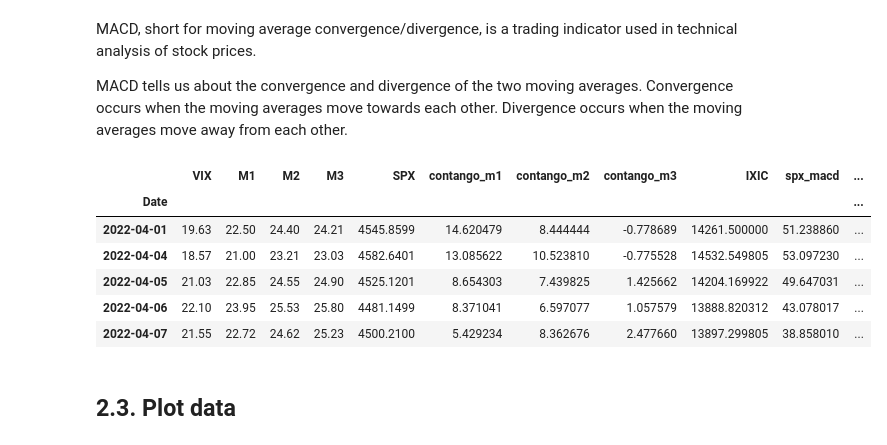
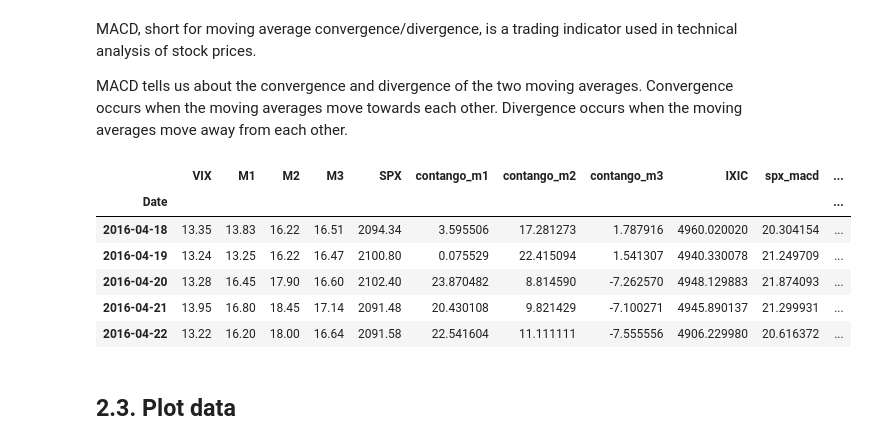
Before and after one commit to ayoubbensakhria/finance_algo, a Jupyter notebook: VIX_futures_term_struct_trading_strategy_WQU690_Capstone_Experiment_1.ipynb, the cells around one changed output. Drawn from its saved outputs; the diff is of its cells as text; code cells hidden in the pictures.

```diff
--- a/VIX_futures_term_struct_trading_strategy_WQU690_Capstone_Experiment_1.ipynb
+++ b/VIX_futures_term_struct_trading_strategy_WQU690_Capstone_Experiment_1.ipynb
@@ -136,15 +140,16 @@ MACD tells us about the convergence and divergence of the two moving averages. C
 # %%
 df['spx_macd'], df['spx_signal'], df['spx_hist'] = tb.MACDFIX(df['SPX'])
 df['ixic_macd'], df['ixic_signal'], df['ixic_hist'] = tb.MACDFIX(df['IXIC'])
-df.tail()
+df = df.dropna()
+df.head()
 # %% [output]
 |  | VIX | M1 | M2 | M3 | SPX | contango_m1 | contango_m2 | contango_m3 | IXIC | spx_macd | ... |
 | Date |  |  |  |  |  |  |  |  |  |  | ... |
-| 2022-04-01 | 19.63 | 22.50 | 24.40 | 24.21 | 4545.8599 | 14.620479 | 8.444444 | -0.778689 | 14261.500000 | 51.238860 | ... |
-| 2022-04-04 | 18.57 | 21.00 | 23.21 | 23.03 | 4582.6401 | 13.085622 | 10.523810 | -0.775528 | 14532.549805 | 53.097230 | ... |
-| 2022-04-05 | 21.03 | 22.85 | 24.55 | 24.90 | 4525.1201 | 8.654303 | 7.439825 | 1.425662 | 14204.169922 | 49.647031 | ... |
-| 2022-04-06 | 22.10 | 23.95 | 25.53 | 25.80 | 4481.1499 | 8.371041 | 6.597077 | 1.057579 | 13888.820312 | 43.078017 | ... |
-| 2022-04-07 | 21.55 | 22.72 | 24.62 | 25.23 | 4500.2100 | 5.429234 | 8.362676 | 2.477660 | 13897.299805 | 38.858010 | ... |
+| 2016-04-18 | 13.35 | 13.83 | 16.22 | 16.51 | 2094.34 | 3.595506 | 17.281273 | 1.787916 | 4960.020020 | 20.304154 | ... |
+| 2016-04-19 | 13.24 | 13.25 | 16.22 | 16.47 | 2100.80 | 0.075529 | 22.415094 | 1.541307 | 4940.330078 | 21.249709 | ... |
+| 2016-04-20 | 13.28 | 16.45 | 17.90 | 16.60 | 2102.40 | 23.870482 | 8.814590 | -7.262570 | 4948.129883 | 21.874093 | ... |
+| 2016-04-21 | 13.95 | 16.80 | 18.45 | 17.14 | 2091.48 | 20.430108 | 9.821429 | -7.100271 | 4945.890137 | 21.299931 | ... |
+| 2016-04-22 | 13.22 | 16.20 | 18.00 | 16.64 | 2091.58 | 22.541604 | 11.111111 | -7.555556 | 4906.229980 | 20.616372 | ... |
 # %% [markdown]
 ## 2.3. Plot data
 # %%
```
Also changed, not shown: parts of 24 cells of this notebook.
